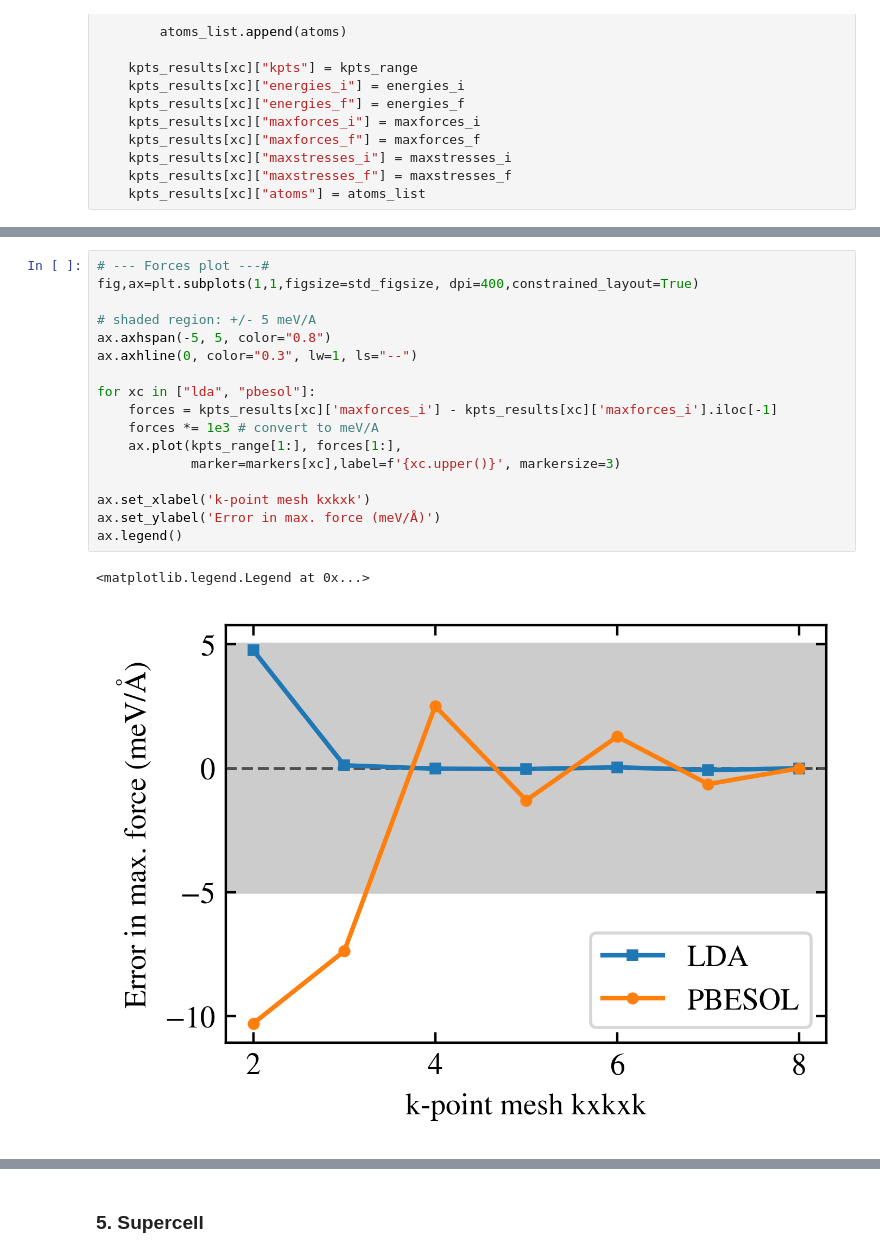
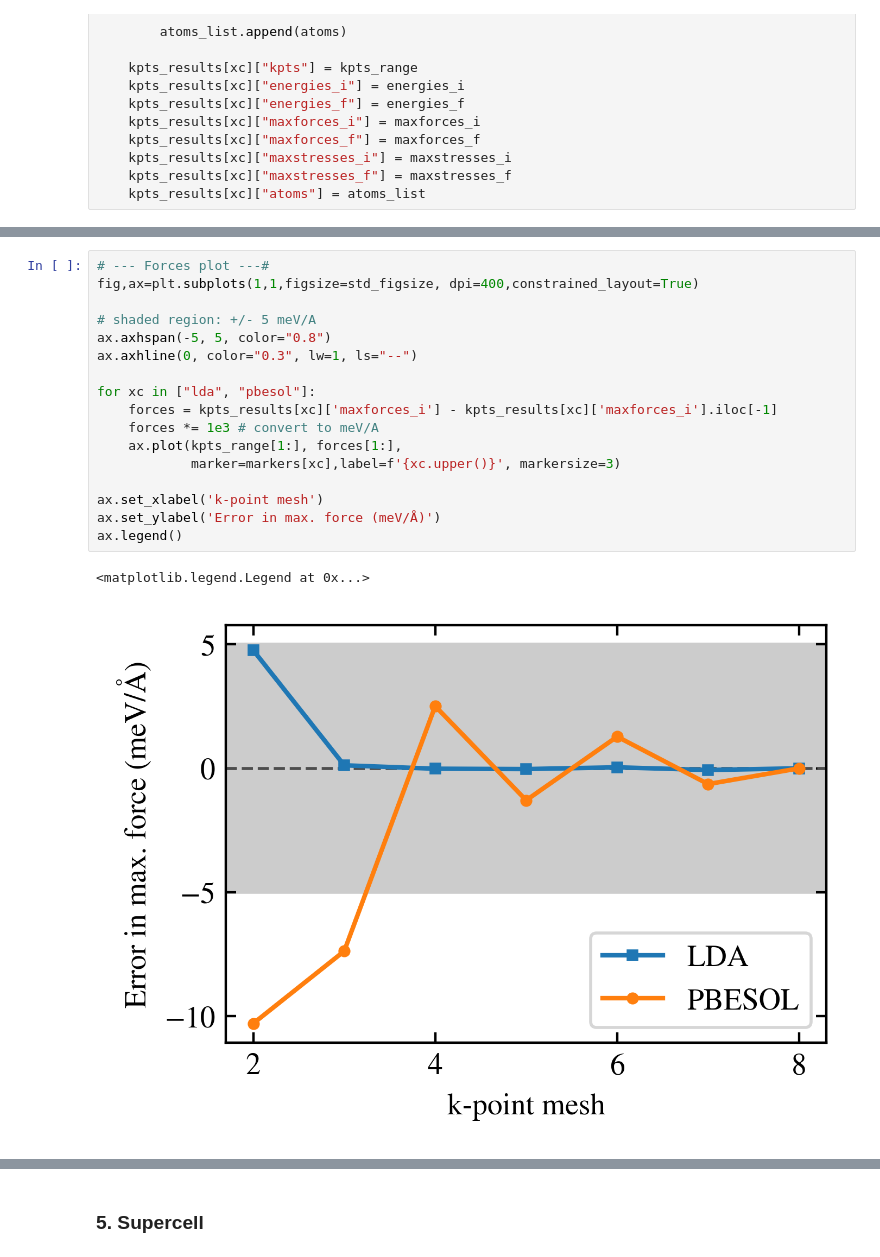
Before and after one commit to Shenton-supplemental/Li_in_Al2O3, a Jupyter notebook: Convergence.ipynb, the cells around one changed output, grey strips where cells are left out. Saved outputs shown, nothing was run; the diff lists cells and outputs as text.

```diff
--- a/Convergence.ipynb
+++ b/Convergence.ipynb
@@ -471,23 +461,23 @@ By looking at how the maximum force difference due the _k_-point sampling, we ge
 # %%
 # --- Forces plot ---#
 fig,ax=plt.subplots(1,1,figsize=std_figsize, dpi=400,constrained_layout=True)
 
 # shaded region: +/- 5 meV/A
 ax.axhspan(-5, 5, color="0.8")
 ax.axhline(0, color="0.3", lw=1, ls="--")
 
 for xc in ["lda", "pbesol"]:
     forces = kpts_results[xc]['maxforces_i'] - kpts_results[xc]['maxforces_i'].iloc[-1]
     forces *= 1e3 # convert to meV/A
     ax.plot(kpts_range[1:], forces[1:],
             marker=markers[xc],label=f'{xc.upper()}', markersize=3)
 
-ax.set_xlabel('k-point mesh kxkxk')
+ax.set_xlabel('k-point mesh')
 ax.set_ylabel('Error in max. force (meV/Å)')
 ax.legend()
 # %% [output]
 <matplotlib.legend.Legend at 0x...>
-[figure, old version]
+[figure, new version]
 # %% [markdown]
 #### 4.3 Stresses
 
```
Also changed, not shown: parts of 17 cells of this notebook, 5 other files.
